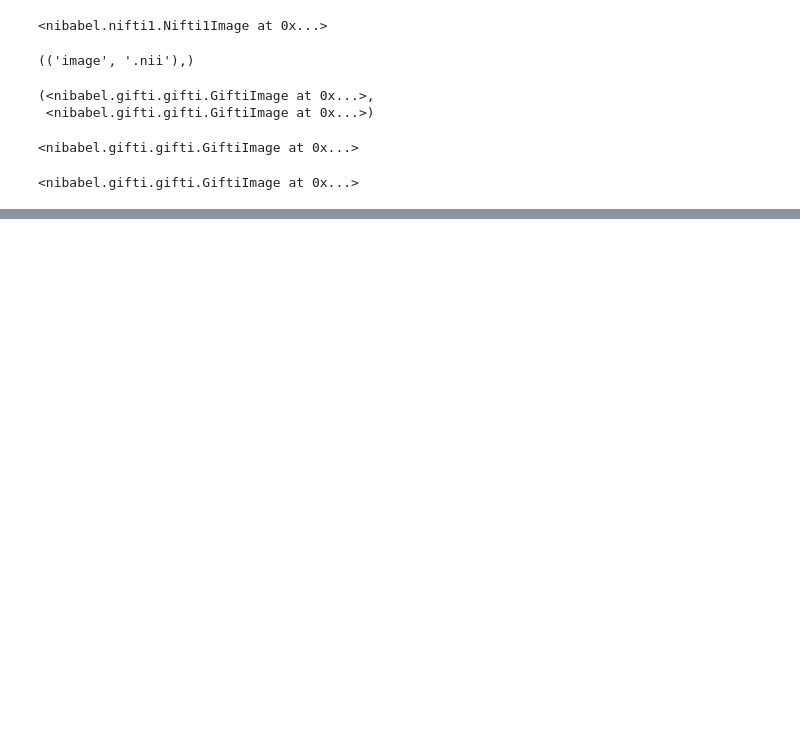
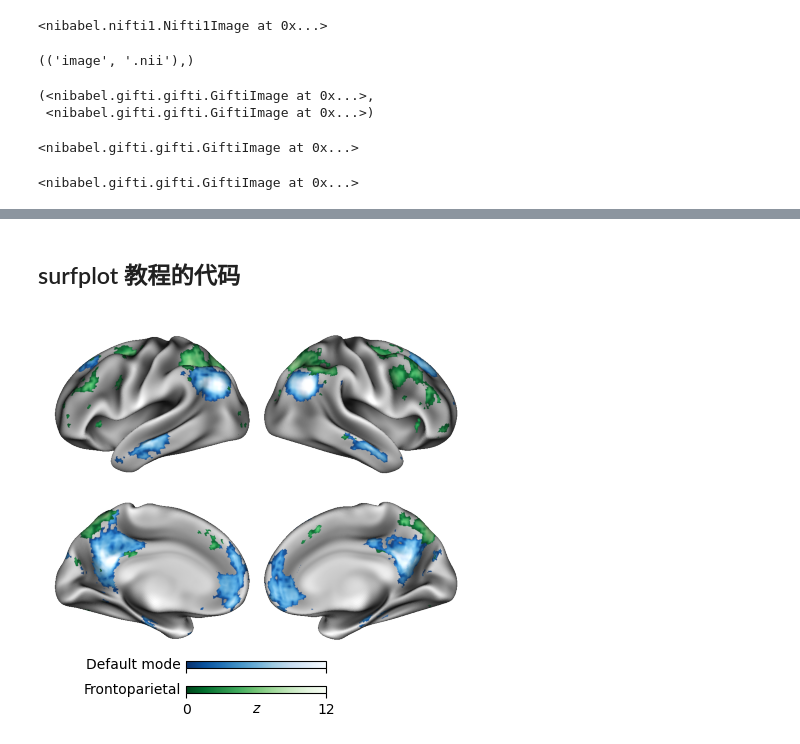
Before and after one commit to shanshan717/Self_Psych_Meta, a Jupyter notebook: code/transform.ipynb, the cells around one changed output, grey strips where cells are left out. Saved outputs shown, nothing was run; the diff lists cells and outputs as text; code cells hidden in the pictures; blank space fills up the shorter version.

```diff
--- a/code/transform.ipynb
+++ b/code/transform.ipynb
@@ -129,0 +168,40 @@ brain.add_overlay(gii_file_path, min=5, max=20, sign="pos")
+# %% [markdown]
+## surfplot 教程的代码
+# %%
+# Code source: Dan Gale
+# License: BSD 3 clause
+
+from surfplot import Plot
+from surfplot.datasets import load_example_data
+from neuromaps.datasets import fetch_fslr
+
+surfaces = fetch_fslr()
+lh, rh = surfaces['inflated']
+
+p = Plot(lh, rh)
+
+# shading
+lh_sulc, rh_sulc = surfaces['sulc']
+p.add_layer({'left': lh_sulc, 'right': rh_sulc}, cmap='binary_r', cbar=False)
+
+color_range = (0, 12)
+
+# add default mode association stats
+default = load_example_data(join=True)
+p.add_layer(default, cmap='Blues_r', color_range=color_range,
+            cbar_label='Default mode')
+
+# add frontoparietal assocation stats
+fronto = load_example_data('frontoparietal', join=True)
+p.add_layer(fronto, cmap='Greens_r', color_range=color_range,
+            cbar_label='Frontoparietal')
+
+# create a clean looking set of colorbars. Only show labels for outer colorbar,
+# given that both colorbars have the same range.
+cbar_kws = dict(outer_labels_only=True, pad=.02, n_ticks=2, decimals=0)
+fig = p.build(cbar_kws=cbar_kws)
+# add units to colorbar
+fig.axes[1].set_xlabel('z', labelpad=-11, fontstyle='italic')
+fig.show()
+# %% [output]
+[figure, added]
```
Also changed, not shown: parts of 23 cells of this notebook, 3 other files.
